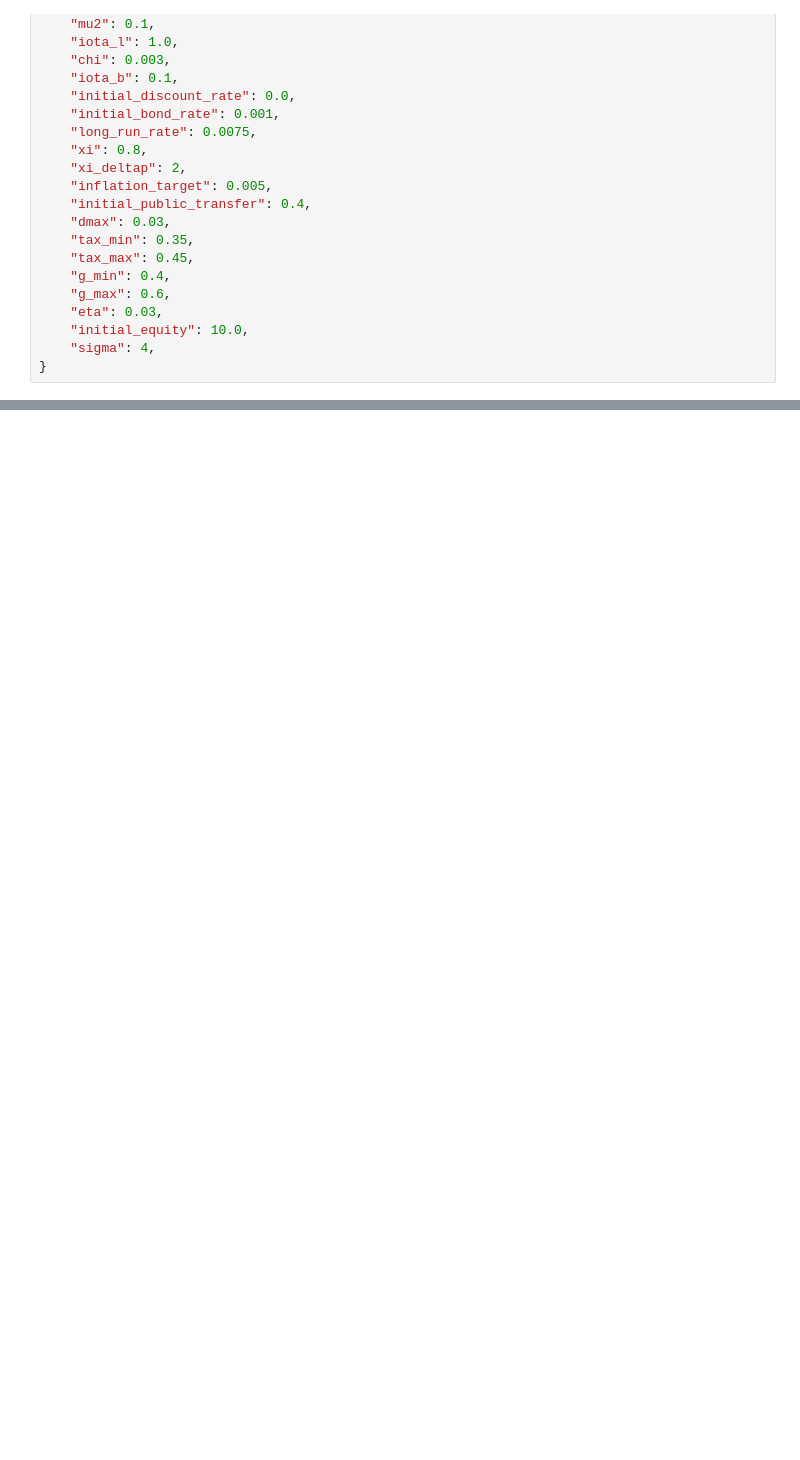
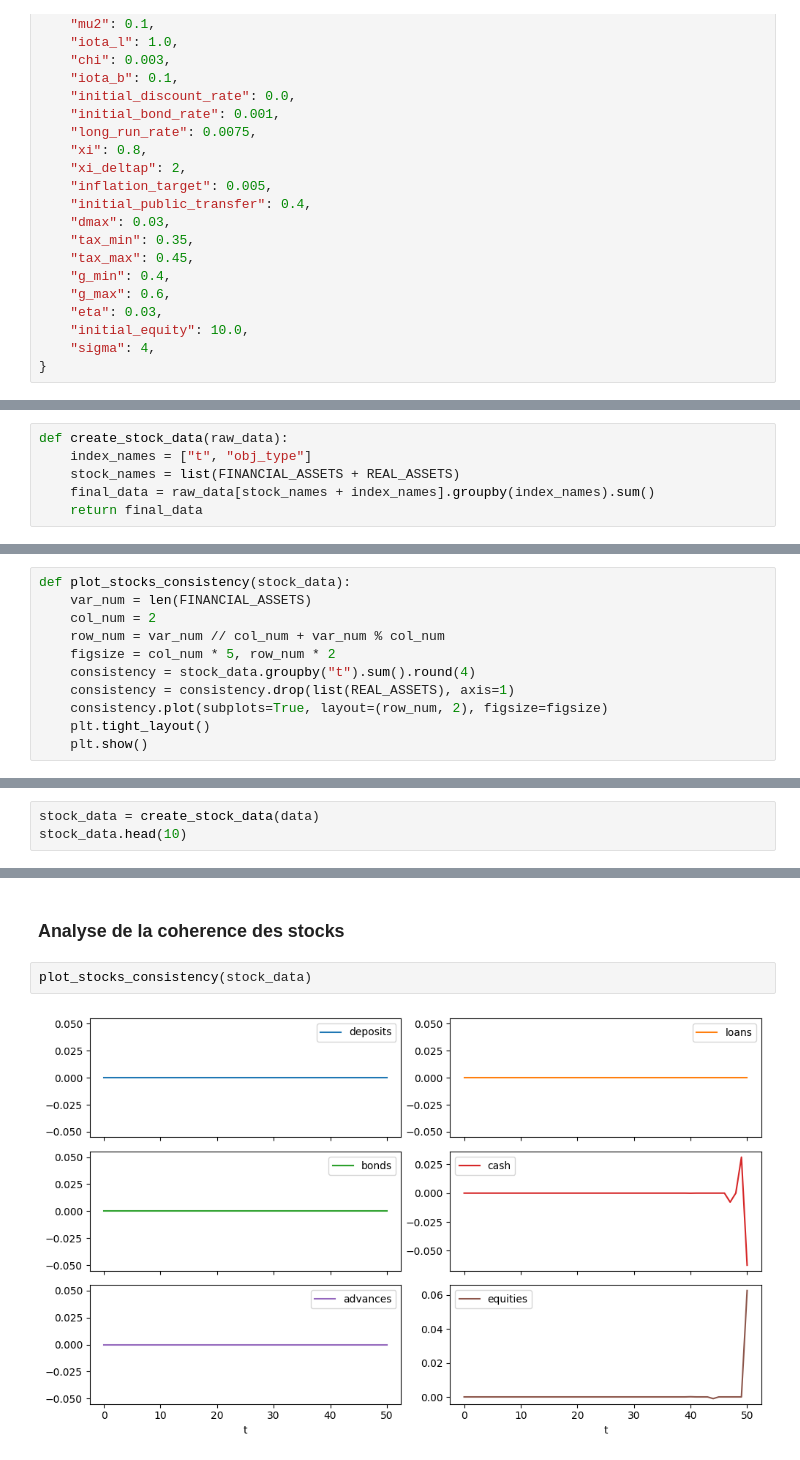
Before and after one commit to MalcomChumchouaPenda/MC-AB-SFC2, a Jupyter notebook: code/notebooks/01_consistency_analysis.ipynb, the cells around one changed output, grey strips where cells are left out. Saved outputs shown, nothing was run; the diff lists cells and outputs as text; blank space fills up the shorter version.

Commit message:
record stock changes

```diff
--- a/code/notebooks/01_consistency_analysis.ipynb
+++ b/code/notebooks/01_consistency_analysis.ipynb
@@ -193,0 +118,6 @@ dtype: float64
+# %%
+def create_stock_data(raw_data):
+    index_names = ["t", "obj_type"]
+    stock_names = list(FINANCIAL_ASSETS + REAL_ASSETS)
+    final_data = raw_data[stock_names + index_names].groupby(index_names).sum()
+    return final_data
@@ -193,0 +136,11 @@ dtype: float64
+# %%
+def plot_stocks_consistency(stock_data):
+    var_num = len(FINANCIAL_ASSETS)
+    col_num = 2
+    row_num = var_num // col_num + var_num % col_num
+    figsize = col_num * 5, row_num * 2
+    consistency = stock_data.groupby("t").sum().round(4)
+    consistency = consistency.drop(list(REAL_ASSETS), axis=1)
+    consistency.plot(subplots=True, layout=(row_num, 2), figsize=figsize)
+    plt.tight_layout()
+    plt.show()
@@ -193,0 +149,3 @@ dtype: float64
+# %%
+stock_data = create_stock_data(data)
+stock_data.head(10)
@@ -193,0 +197,6 @@ dtype: float64
+# %% [markdown]
+### Analyse de la coherence des stocks
+# %%
+plot_stocks_consistency(stock_data)
+# %% [output]
+[figure, added]
```
Also changed, not shown: parts of 33 cells of this notebook, 5 other files.
